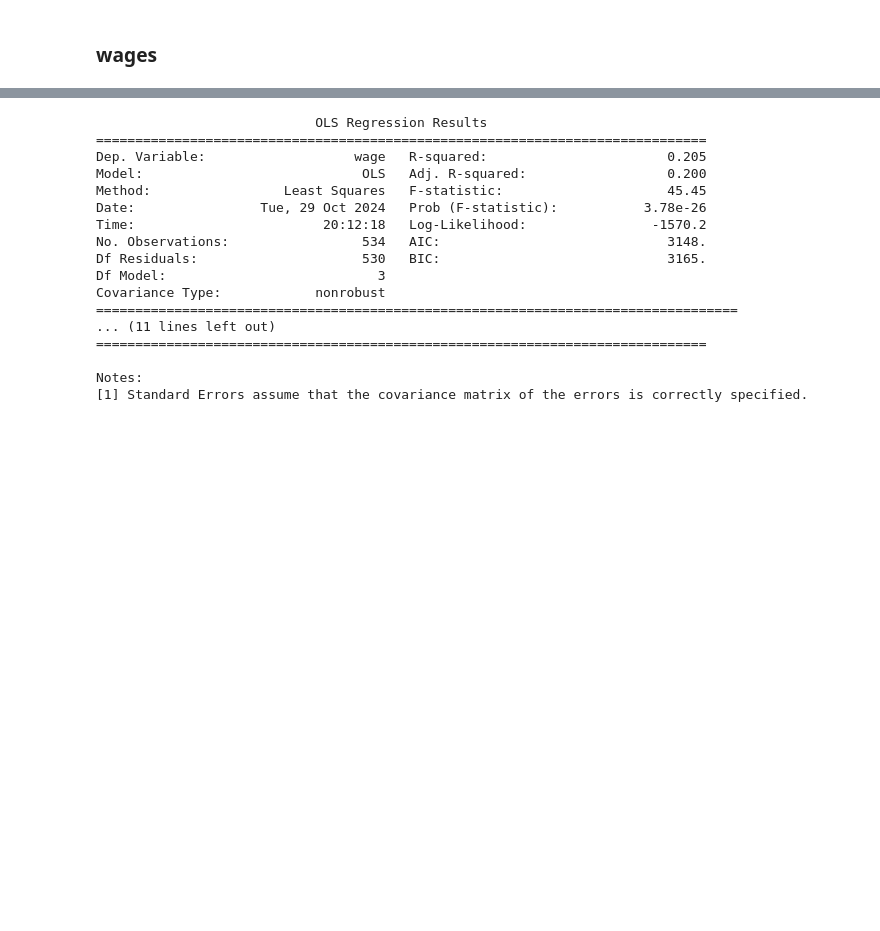
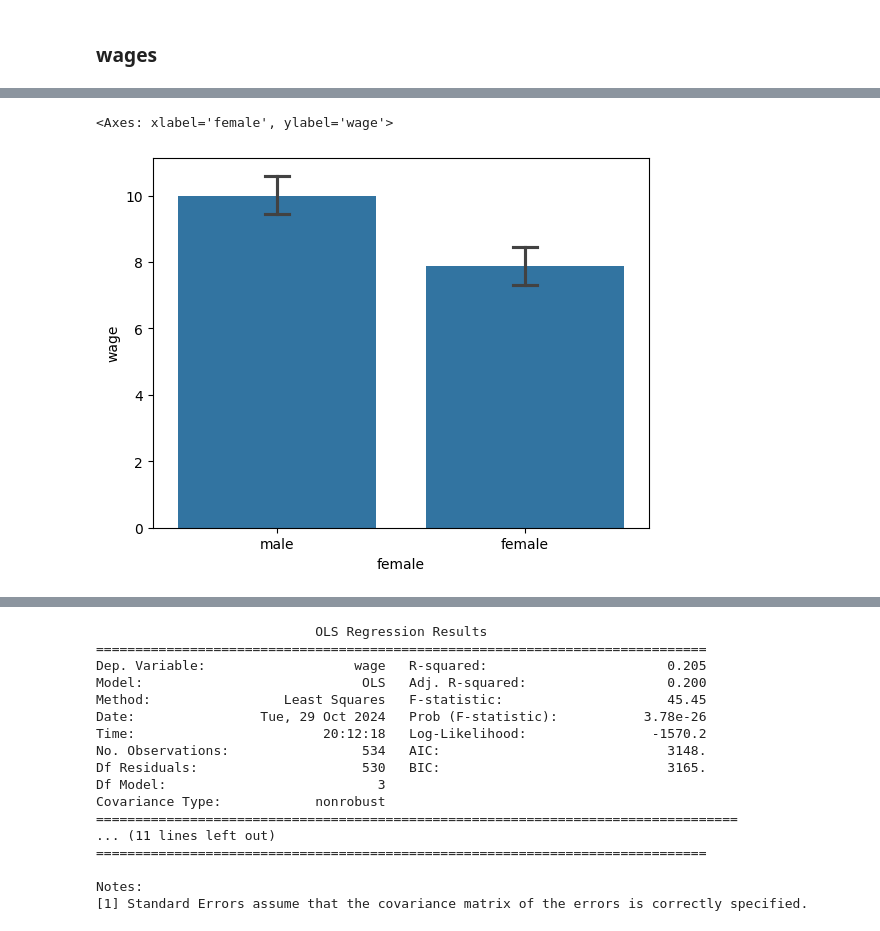
Before and after one commit to theaok/vis, a Jupyter notebook: resMet.ipynb, the cells around one changed output, grey strips where cells are left out. Cells and saved outputs as stored; diff of their text form; code cells hidden in the pictures; blank space fills up the shorter version.

```diff
--- a/resMet.ipynb
+++ b/resMet.ipynb
@@ -52,0 +53,8 @@ wages.wage.bar
+# %%
+#wages['wage'].quantile(0.2)
+wages['expQ'] = pd.qcut(wages['exp'], 5, labels=False)
+# %%
+sns.barplot(data=wages, y='wage', x='female', estimator=np.mean, errorbar=('ci', 95), capsize=.1, orient='v')
+# %% [output]
+<Axes: xlabel='female', ylabel='wage'>
+[figure, added]
```
Also changed, not shown: parts of 5 cells of this notebook.
